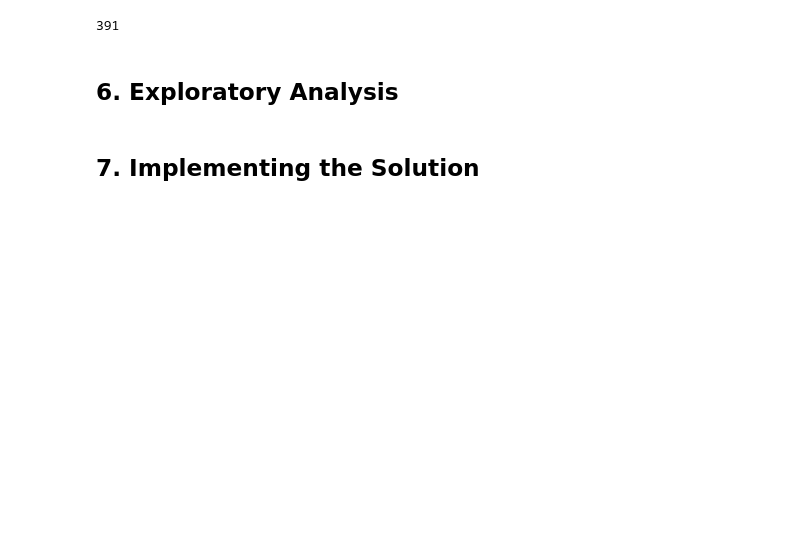
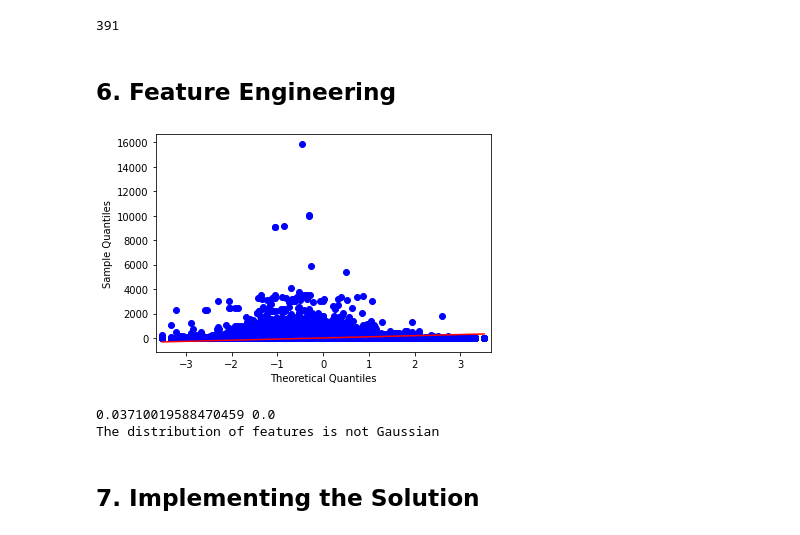
Before and after one commit to mburu-mwangi/titanic-dataset, a Jupyter notebook: Moringa_Data_Science_Core_W9_Independent_Project_2021_10_Alfonce_Mwangi_Python_Naive_Bayes_Notebook.ipynb, the cells around one changed output. Drawn from its saved outputs; the diff is of its cells as text; code cells hidden in the pictures; blank space fills up the shorter version.

```diff
--- a/Moringa_Data_Science_Core_W9_Independent_Project_2021_10_Alfonce_Mwangi_Python_Naive_Bayes_Notebook.ipynb
+++ b/Moringa_Data_Science_Core_W9_Independent_Project_2021_10_Alfonce_Mwangi_Python_Naive_Bayes_Notebook.ipynb
@@ -200,2 +173,2 @@ df.duplicated().sum()
 # %% [markdown]
-## 6. Exploratory Analysis
+## 6. Feature Engineering
@@ -207,0 +175,29 @@ df.duplicated().sum()
+# %%
+# acquiring the dependent and independent variables
+#
+
+feat= df.drop(columns=[57],axis=1)
+X = feat.values
+label = df[57]
+y = label.values
+# %%
+# checking for normality
+# using q-q plot
+
+qqplot(feat, line='s')
+pyplot.show()
+# %% [output]
+[figure, added]
+# %%
+# Confirming the same using shapiro test
+# Extracting test statistic and the p_value to compare it to a threshhold
+stat,p_val=shapiro(X)
+print(stat,p_val)
+thresh=0.05
+if p_val>thresh:
+    print('The feature distribution is Gaussian')
+else:
+    print('The distribution of features is not Gaussian')
+# %% [output]
+0.03710019588470459 0.0
+The distribution of features is not Gaussian
```
Also changed, not shown: parts of 31 cells of this notebook.
